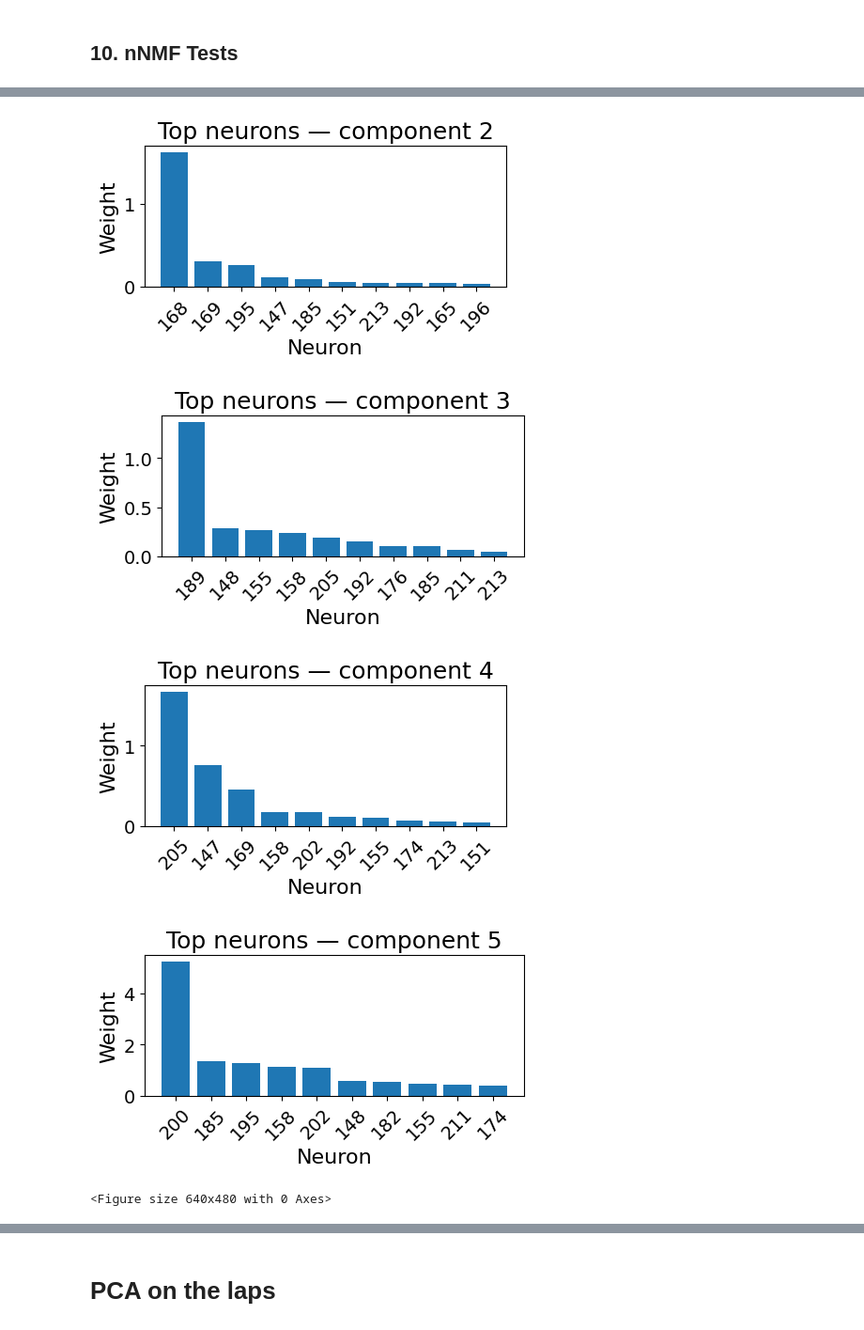
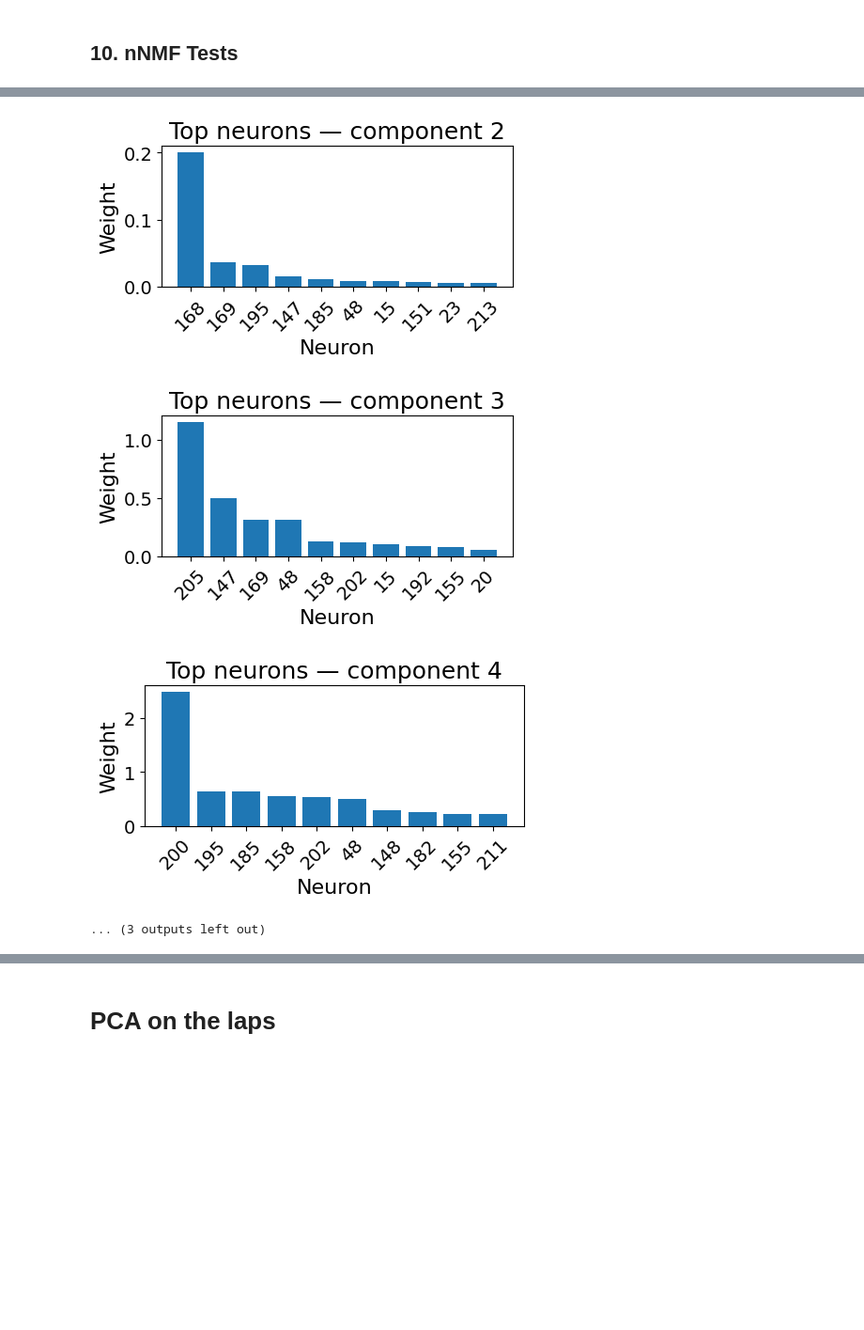
Before and after one commit to Clairaxe/Stage, a Jupyter notebook: projet/main/3_TimeWarp.ipynb, the cells around one changed output, grey strips where cells are left out. Shown at 94% size. Saved outputs shown, nothing was run; the diff lists cells and outputs as text; code cells hidden in the pictures; blank space fills up the shorter version.

```diff
--- a/projet/main/3_TimeWarp.ipynb
+++ b/projet/main/3_TimeWarp.ipynb
@@ -160,7 +160,7 @@ def select_neurons(metadata, use_regions="HB", excit_only=True):
     """
     metadata columns (0-based):
       col2: region  (1 dHPC, 2 rBLA, 3 lBLA, 4 Pir)
-      col3: type    (1 pyramidal, 2 interneuron)
+      col3: type    (1 pyramidal, 2 interlap)
     """
     meta = np.asarray(metadata)
     region = meta[:, 2].astype(int)
@@ -910,7 +991,7 @@ X, info = build_warped_lap_tensor(
     data_11,
     session="run", # "run" ou "prerun" ou "postrun"
     dt_ms=50,
-    use_regions="HPC", # "HB" ou "BLA" ou "HPC"
+    use_regions="HB", # "HB" ou "BLA" ou "HPC"
     excit_only=True,
     restrict_to_puff_zone=True,
     n_time_bins=31,
@@ -918,6 +999,35 @@ X, info = build_warped_lap_tensor(
 )
 
 M_neuron = tensor_to_neuron_slicing(X)
+
+'''
+NORMALIZE:
+
+mean_per_neuron = M_neuron.mean(axis=1, keepdims=True)
+
+M_norm = M_neuron / (mean_per_neuron + 1e-12)
+
+W_neuron, H_neuron, nmf_neuron = run_nmf(
+    M_norm,
+    n_components=5,
+    seed=0
+)
+
+K_reduced = 5
+err = nmf_neuron.reconstruction_err_
+
+# reference model: number of components = number of neurons
+K_full = M_neuron.shape[0]   # = N
+WN, HN, nmfN = run_nmf(M_neuron, n_components=K_full, seed=0)
+
+errN = nmfN.reconstruction_err_
+
+print(f"NMF with K={K_reduced}: reconstruction error = {err:.4f}")
+print(f"NMF with K={K_full}: reconstruction error = {errN:.4f}")
+print(f"Relative error compared to K=N: {err / errN:.2f}")
+
+'''
+
 W_neuron, H_neuron, nmf_neuron = run_nmf(M_neuron, n_components=5, seed=0)
 
 K = H_neuron.shape[0]
@@ -1011,4 +1121,13 @@ for k in range(K):
 plt.suptitle("Top neurons by NMF component")
 plt.tight_layout()
 plt.show()
+
+top3 = top_neurons_by_nmf_component(
+    W_neuron,
+    info["neuron_idx"],
+    component=0,
+    top_k=3
+)
+
+print(top3)
 # %% [output]
@@ -1025,8 +1144,7 @@ plt.show()
-[figure, old version]
+[figure, new version]
-[figure, old version]
+[figure, new version]
-[figure, old version]
+[figure, new version]
-[figure, removed]
-<Figure size 640x480 with 0 Axes>
+... (3 outputs left out)
 # %%
 M_neuron = tensor_to_neuron_slicing(X)
 
```
Also changed, not shown: parts of 12 cells of this notebook, 17 other files.
